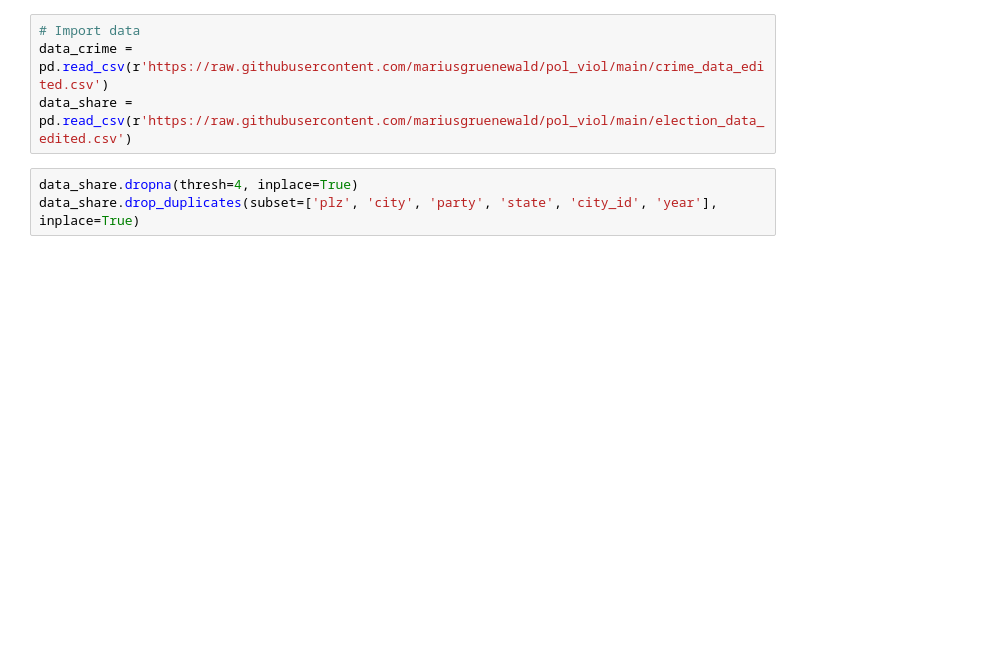
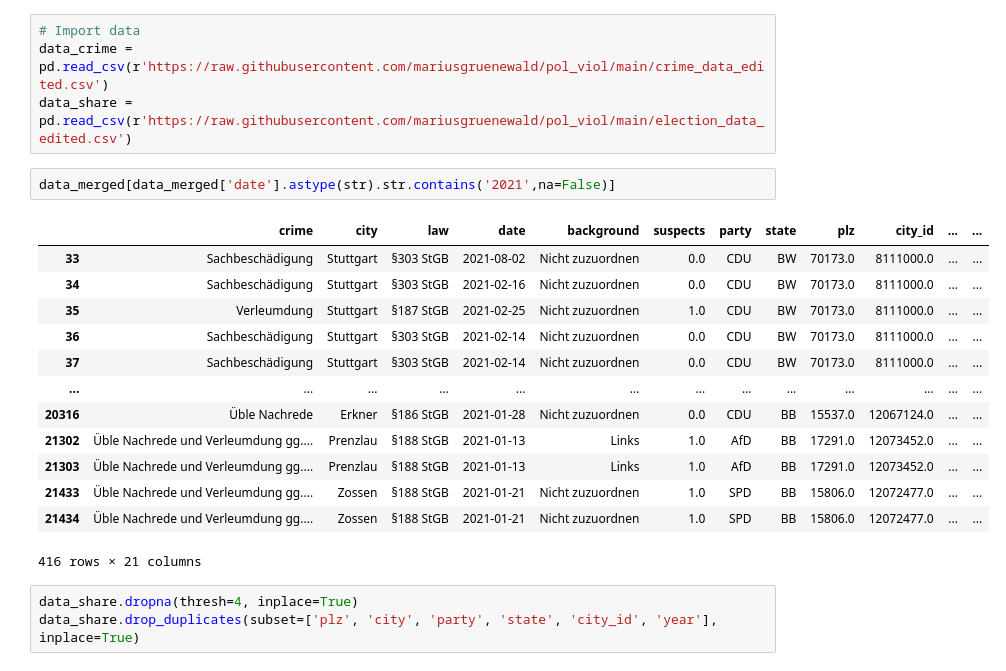
Before and after one commit to mariusgruenewald/pol_viol, a Jupyter notebook: merging_data.ipynb, the cells around one changed output. Cells and saved outputs as stored; diff of their text form; blank space fills up the shorter version.

```diff
--- a/merging_data.ipynb
+++ b/merging_data.ipynb
@@ -19,6 +19,22 @@ Requirement already satisfied: numpy in c:\users\mariu\anaconda3\lib\site-packag
 # Import data
 data_crime = pd.read_csv(r'https://raw.githubusercontent.com/mariusgruenewald/pol_viol/main/crime_data_edited.csv')
 data_share = pd.read_csv(r'https://raw.githubusercontent.com/mariusgruenewald/pol_viol/main/election_data_edited.csv')
+# %%
+data_merged[data_merged['date'].astype(str).str.contains('2021',na=False)]
+# %% [output]
+|  | crime | city | law | date | background | suspects | party | state | plz | city_id | ... | ... |
+| 33 | Sachbeschädigung | Stuttgart | §303 StGB | 2021-08-02 | Nicht zuzuordnen | 0.0 | CDU | BW | 70173.0 | 8111000.0 | ... | ... |
+| 34 | Sachbeschädigung | Stuttgart | §303 StGB | 2021-02-16 | Nicht zuzuordnen | 0.0 | CDU | BW | 70173.0 | 8111000.0 | ... | ... |
+| 35 | Verleumdung | Stuttgart | §187 StGB | 2021-02-25 | Nicht zuzuordnen | 1.0 | CDU | BW | 70173.0 | 8111000.0 | ... | ... |
+| 36 | Sachbeschädigung | Stuttgart | §303 StGB | 2021-02-14 | Nicht zuzuordnen | 0.0 | CDU | BW | 70173.0 | 8111000.0 | ... | ... |
+| 37 | Sachbeschädigung | Stuttgart | §303 StGB | 2021-02-14 | Nicht zuzuordnen | 0.0 | CDU | BW | 70173.0 | 8111000.0 | ... | ... |
+| ... | ... | ... | ... | ... | ... | ... | ... | ... | ... | ... | ... | ... |
+| 20316 | Üble Nachrede | Erkner | §186 StGB | 2021-01-28 | Nicht zuzuordnen | 0.0 | CDU | BB | 15537.0 | 12067124.0 | ... | ... |
+| 21302 | Üble Nachrede und Verleumdung gg.... | Prenzlau | §188 StGB | 2021-01-13 | Links | 1.0 | AfD | BB | 17291.0 | 12073452.0 | ... | ... |
+| 21303 | Üble Nachrede und Verleumdung gg.... | Prenzlau | §188 StGB | 2021-01-13 | Links | 1.0 | AfD | BB | 17291.0 | 12073452.0 | ... | ... |
+| 21433 | Üble Nachrede und Verleumdung gg.... | Zossen | §188 StGB | 2021-01-21 | Nicht zuzuordnen | 1.0 | SPD | BB | 15806.0 | 12072477.0 | ... | ... |
+| 21434 | Üble Nachrede und Verleumdung gg.... | Zossen | §188 StGB | 2021-01-21 | Nicht zuzuordnen | 1.0 | SPD | BB | 15806.0 | 12072477.0 | ... | ... |
+416 rows × 21 columns
 # %%
 data_share.dropna(thresh=4, inplace=True)
 data_share.drop_duplicates(subset=['plz', 'city', 'party', 'state', 'city_id', 'year'], inplace=True)
```
Also changed, not shown: parts of 6 cells of this notebook, 5 other files.
